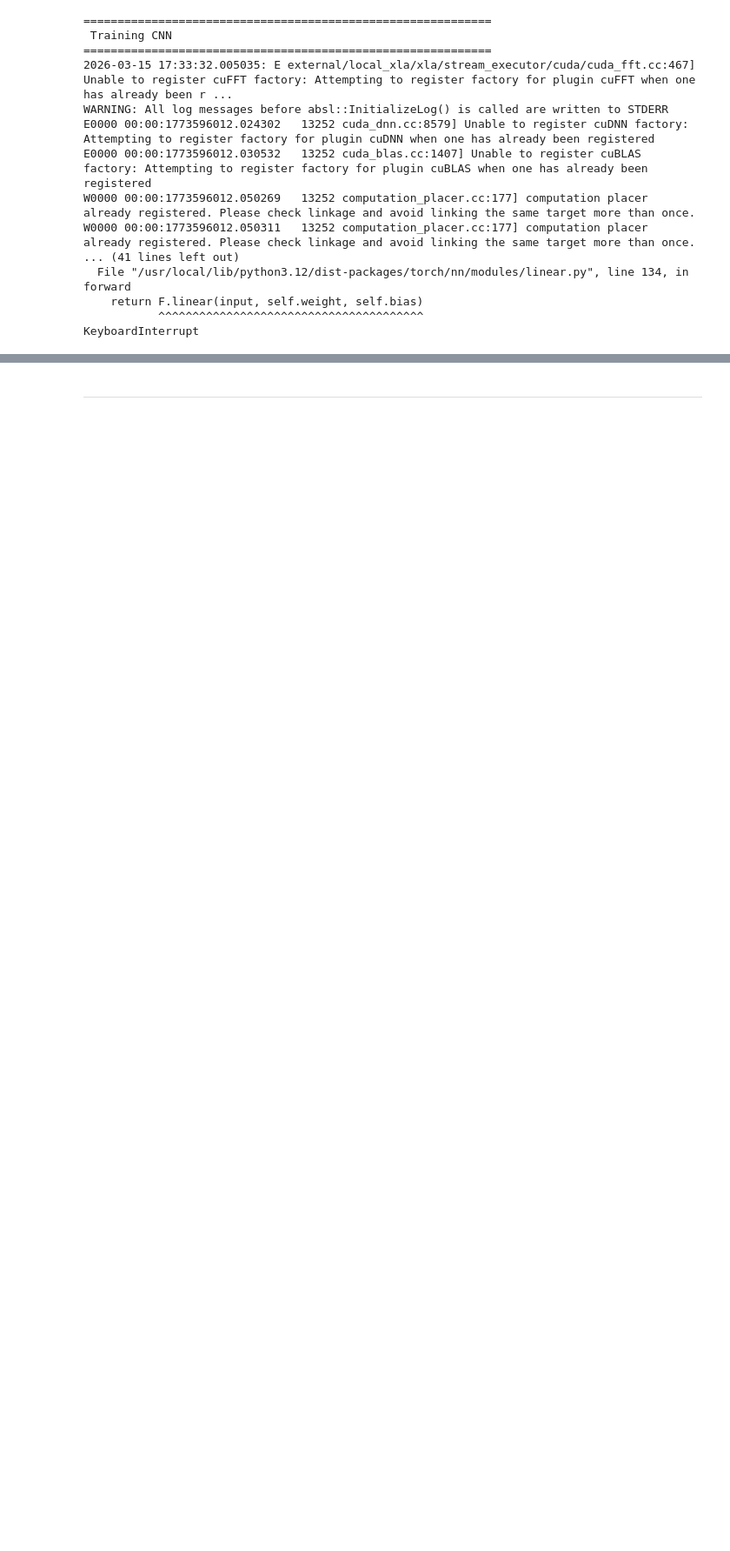
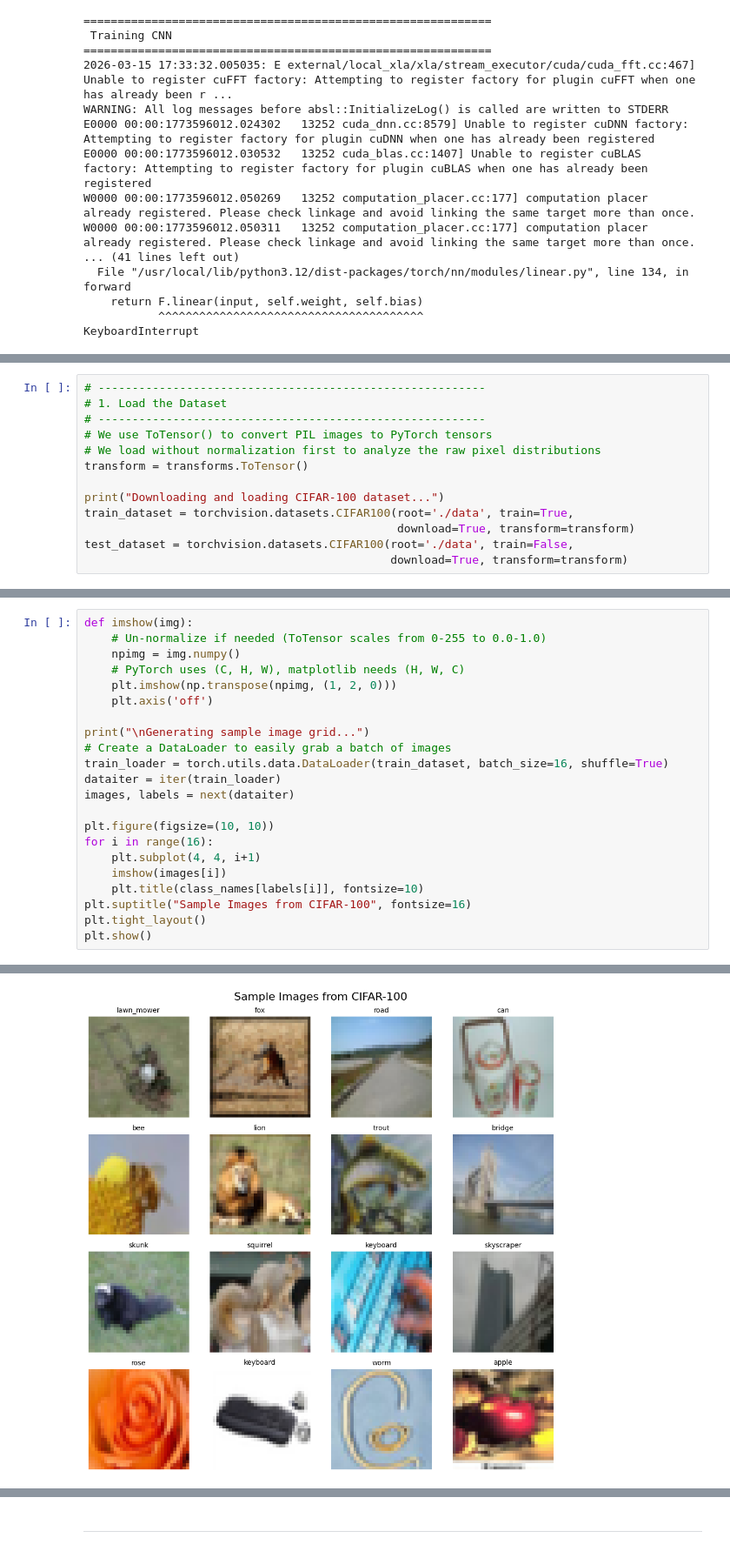
Before and after one commit to khasang12/DeepLearningAsm1_Classification, a Jupyter notebook: Report.ipynb, the cells around one changed output, grey strips where cells are left out. Shown at 87% size. Saved outputs shown, nothing was run; the diff lists cells and outputs as text; blank space fills up the shorter version.

Commit message:
add EDA for image set

```diff
--- a/Report.ipynb
+++ b/Report.ipynb
@@ -154,0 +215,13 @@ KeyboardInterrupt
+# %%
+# ---------------------------------------------------------
+# 1. Load the Dataset
+# ---------------------------------------------------------
+# We use ToTensor() to convert PIL images to PyTorch tensors
+# We load without normalization first to analyze the raw pixel distributions
+transform = transforms.ToTensor()
+
+print("Downloading and loading CIFAR-100 dataset...")
+train_dataset = torchvision.datasets.CIFAR100(root='./data', train=True,
+                                              download=True, transform=transform)
+test_dataset = torchvision.datasets.CIFAR100(root='./data', train=False,
+                                             download=True, transform=transform)
@@ -154,0 +247,23 @@ KeyboardInterrupt
+# %%
+def imshow(img):
+    # Un-normalize if needed (ToTensor scales from 0-255 to 0.0-1.0)
+    npimg = img.numpy()
+    # PyTorch uses (C, H, W), matplotlib needs (H, W, C)
+    plt.imshow(np.transpose(npimg, (1, 2, 0)))
+    plt.axis('off')
+
+print("\nGenerating sample image grid...")
+# Create a DataLoader to easily grab a batch of images
+train_loader = torch.utils.data.DataLoader(train_dataset, batch_size=16, shuffle=True)
+dataiter = iter(train_loader)
+images, labels = next(dataiter)
+
+plt.figure(figsize=(10, 10))
+for i in range(16):
+    plt.subplot(4, 4, i+1)
+    imshow(images[i])
+    plt.title(class_names[labels[i]], fontsize=10)
+plt.suptitle("Sample Images from CIFAR-100", fontsize=16)
+plt.tight_layout()
+plt.show()
+# %% [output]
@@ -154,0 +271 @@ KeyboardInterrupt
+[figure, added]
```
Also changed, not shown: parts of 19 cells of this notebook, 1 other file.
